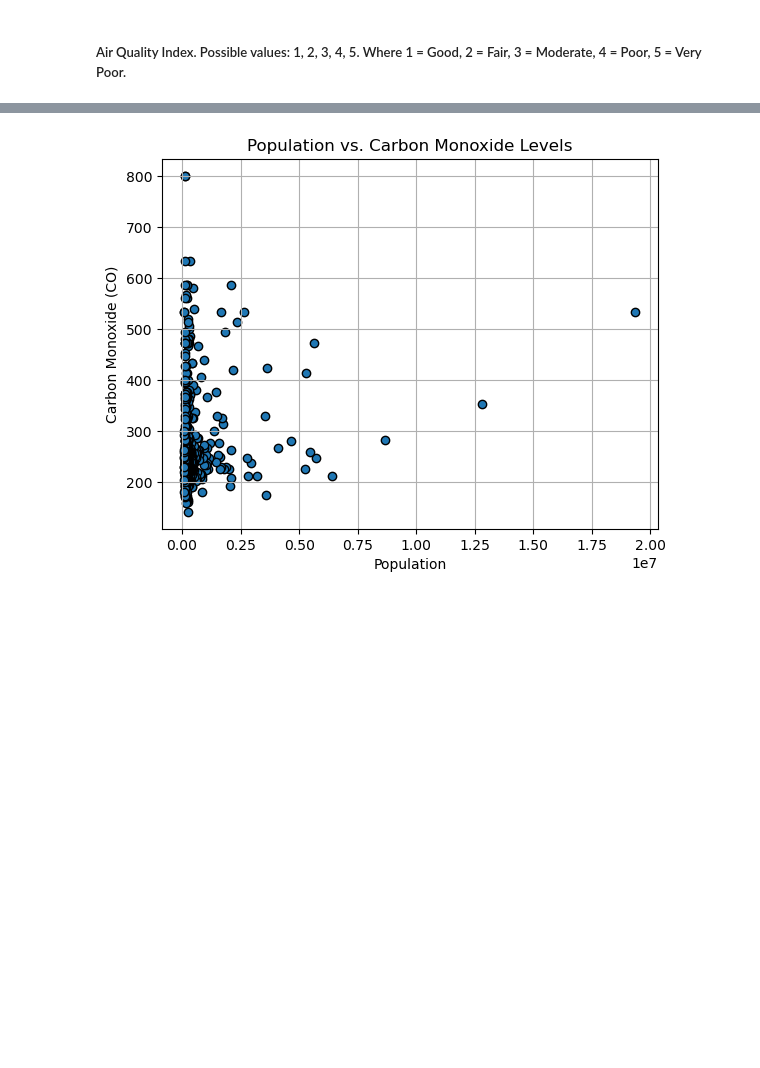
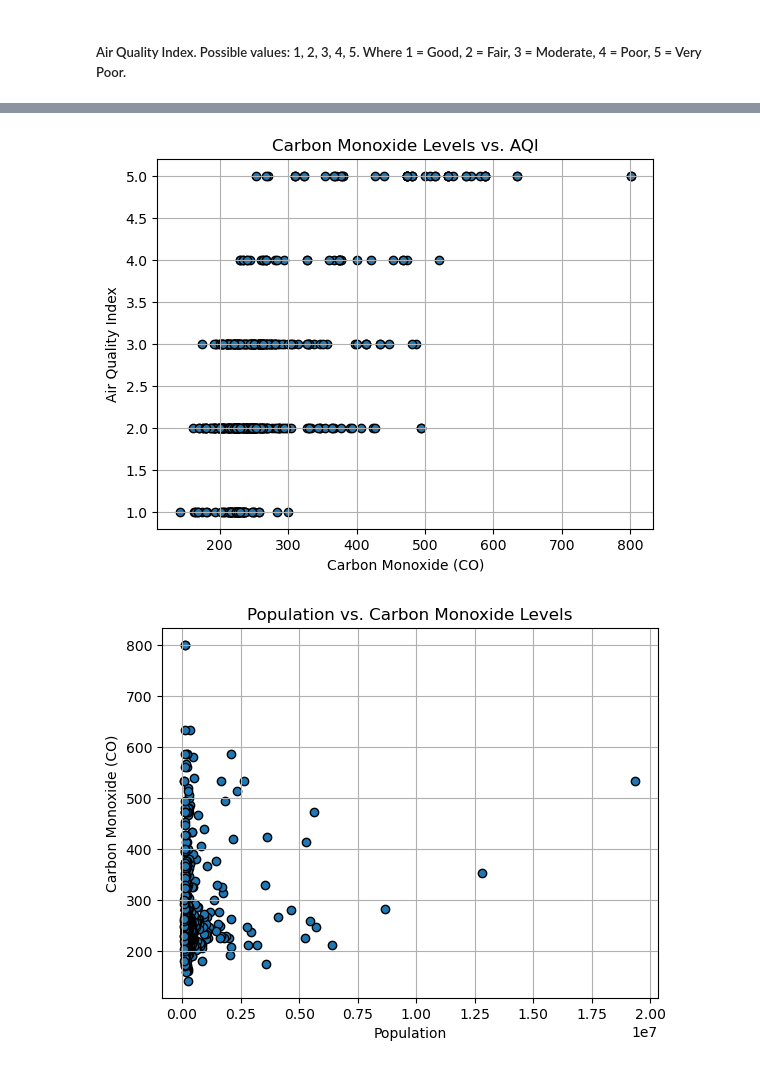
Before and after one commit to JayashreeKotte/Project-1, a Jupyter notebook: city_analysis.ipynb, the cells around one changed output, grey strips where cells are left out. Drawn from its saved outputs; the diff is of its cells as text; code cells hidden in the pictures; blank space fills up the shorter version.

```diff
--- a/city_analysis.ipynb
+++ b/city_analysis.ipynb
@@ -194,3 +240,23 @@ usa_df.head(20).sort_values(by="AQI", ascending=False)
+# %%
+x = usa_df["CO"]
+y = usa_df["AQI"]
+
+plt.scatter(x, y, edgecolors="black")
+
+# Incorporate the other graph properties
+plt.title("Carbon Monoxide Levels vs. AQI")
+plt.xlabel("Carbon Monoxide (CO)")
+plt.ylabel("Air Quality Index")
+
+plt.grid()
+
+# Save the figure
+plt.savefig("output_data/Fig3.png")
+
+# Show plot
+plt.show()
+# %% [output]
+[figure, added]
 # %%
 # Build scatter plot for
 x = usa_df["population"]
```
Also changed, not shown: parts of 3 cells of this notebook, 1 other file.
